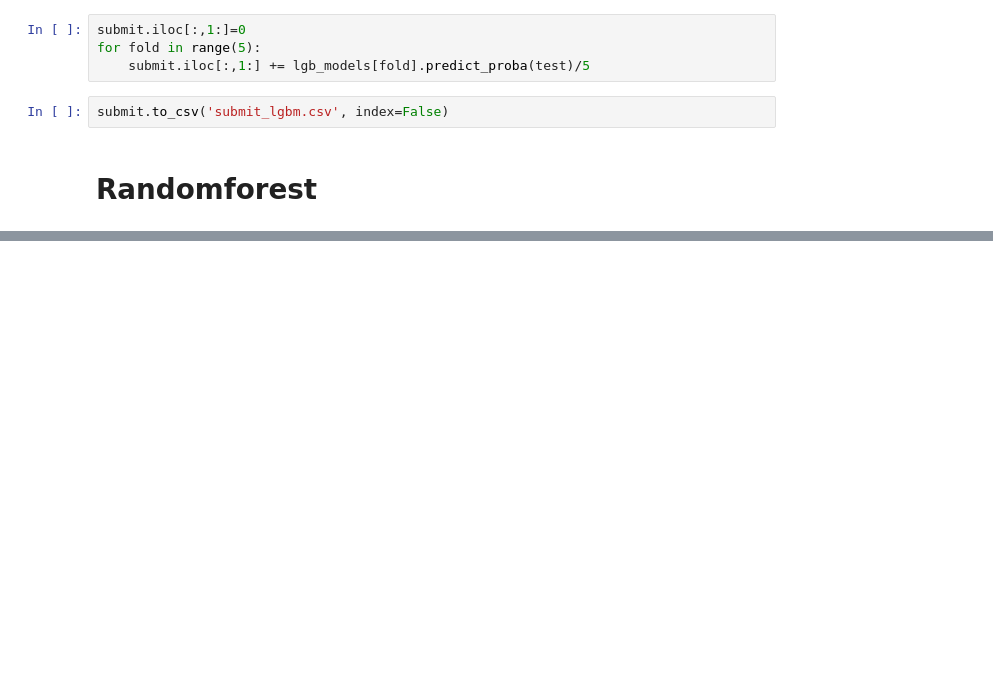
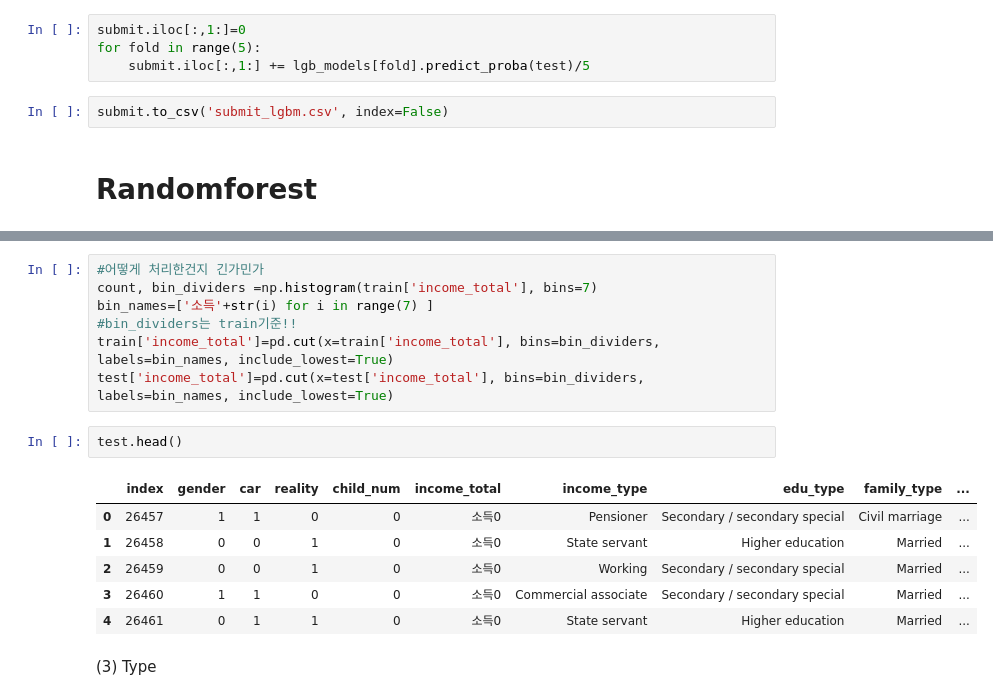
Before and after one commit to dooooing/2023_ESAA, a Jupyter notebook: 신용카드_코드_공유.ipynb, the cells around one changed output, grey strips where cells are left out. Cells and saved outputs as stored; diff of their text form; blank space fills up the shorter version.

```diff
--- a/신용카드_코드_공유.ipynb
+++ b/신용카드_코드_공유.ipynb
@@ -102,0 +256,18 @@ submit.to_csv('submit_lgbm.csv', index=False)
+# %%
+#어떻게 처리한건지 긴가민가
+count, bin_dividers =np.histogram(train['income_total'], bins=7)
+bin_names=['소득'+str(i) for i in range(7) ]
+#bin_dividers는 train기준!!
+train['income_total']=pd.cut(x=train['income_total'], bins=bin_dividers, labels=bin_names, include_lowest=True)
+test['income_total']=pd.cut(x=test['income_total'], bins=bin_dividers, labels=bin_names, include_lowest=True)
+# %%
+test.head()
+# %% [output]
+|  | index | gender | car | reality | child_num | income_total | income_type | edu_type | family_type | ... |
+| 0 | 26457 | 1 | 1 | 0 | 0 | 소득0 | Pensioner | Secondary / secondary special | Civil marriage | ... |
+| 1 | 26458 | 0 | 0 | 1 | 0 | 소득0 | State servant | Higher education | Married | ... |
+| 2 | 26459 | 0 | 0 | 1 | 0 | 소득0 | Working | Secondary / secondary special | Married | ... |
+| 3 | 26460 | 1 | 1 | 0 | 0 | 소득0 | Commercial associate | Secondary / secondary special | Married | ... |
+| 4 | 26461 | 0 | 1 | 1 | 0 | 소득0 | State servant | Higher education | Married | ... |
+# %% [markdown]
+(3) Type
```
Also changed, not shown: parts of 86 cells of this notebook.
